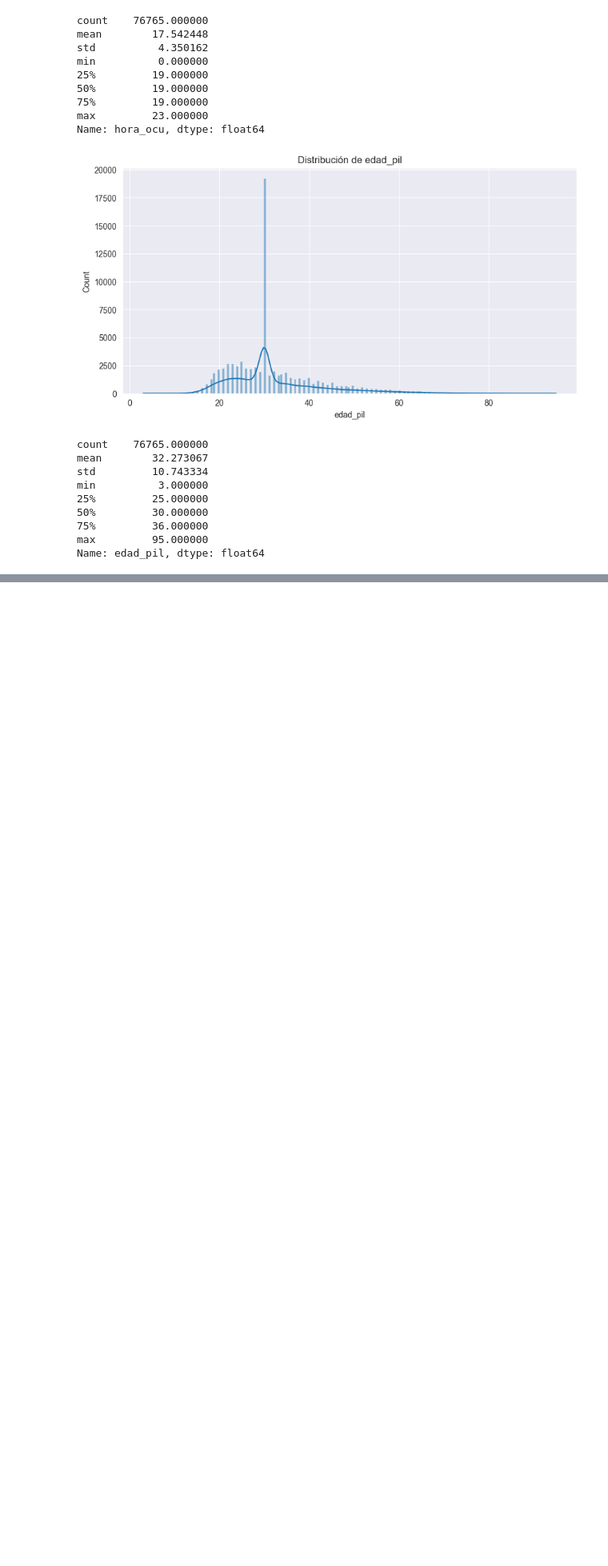
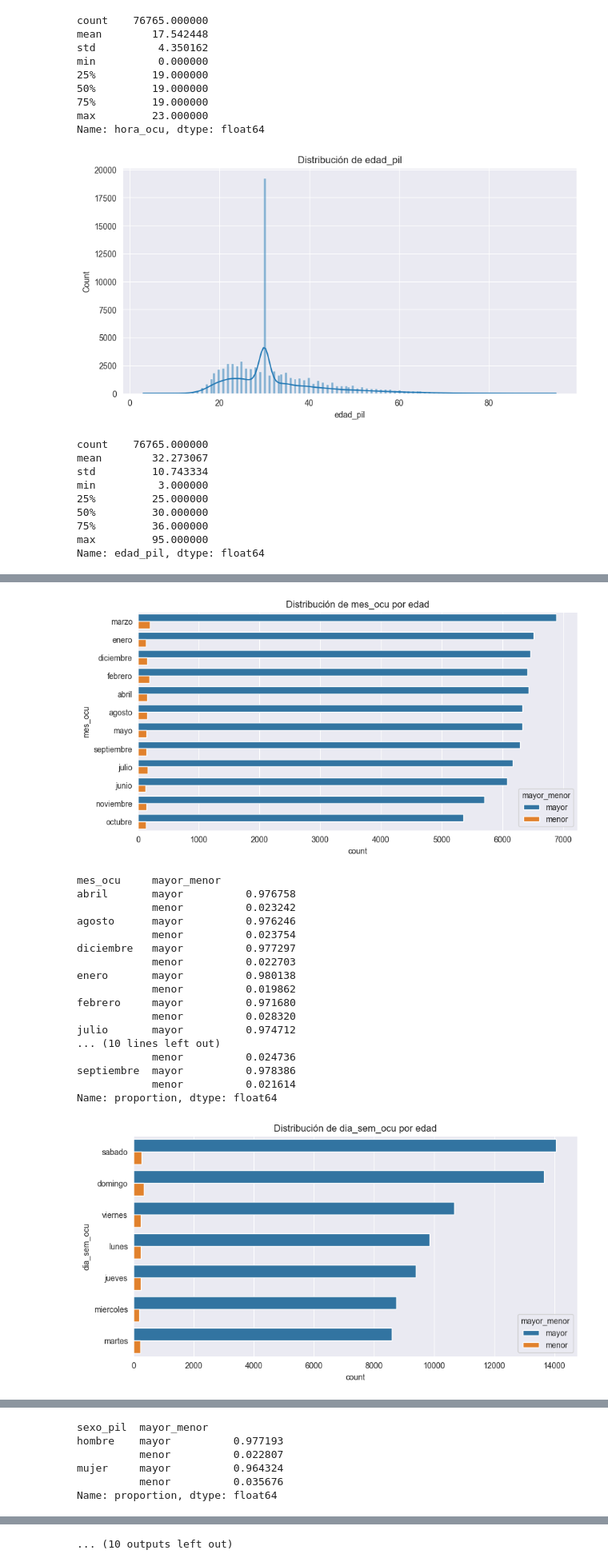
Before and after one commit to FranzCastillo/DM-Car-Incidents-in-GT-Analysis, a Jupyter notebook: Analysis.ipynb, the cells around one changed output, grey strips where cells are left out. Shown at 80% size. Cells and saved outputs as stored; diff of their text form; code cells hidden in the pictures; blank space fills up the shorter version.

```diff
--- a/Analysis.ipynb
+++ b/Analysis.ipynb
@@ -373,0 +460,28 @@ Name: edad_pil, dtype: float64
+# %%
+# Categorical variables
+for col in categorical:
+    plt.figure(figsize=(10, 5))
+    sns.countplot(data=df, y=col, hue='mayor_menor', order=df[col].value_counts().index)
+    plt.title(f'Distribución de {col} por edad')
+    plt.show()
+    print(df.groupby(col)['mayor_menor'].value_counts(normalize=True).sort_index())
+# %% [output]
+[figure, added]
+mes_ocu     mayor_menor
+abril       mayor          0.976758
+            menor          0.023242
+agosto      mayor          0.976246
+            menor          0.023754
+diciembre   mayor          0.977297
+            menor          0.022703
+enero       mayor          0.980138
+            menor          0.019862
+febrero     mayor          0.971680
+            menor          0.028320
+julio       mayor          0.974712
+... (10 lines left out)
+            menor          0.024736
+septiembre  mayor          0.978386
+            menor          0.021614
+Name: proportion, dtype: float64
+[figure, added]
@@ -373,0 +523,6 @@ Name: edad_pil, dtype: float64
+sexo_pil  mayor_menor
+hombre    mayor          0.977193
+          menor          0.022807
+mujer     mayor          0.964324
+          menor          0.035676
+Name: proportion, dtype: float64
@@ -373,0 +543 @@ Name: edad_pil, dtype: float64
+... (10 outputs left out)
```
Also changed, not shown: parts of 6 cells of this notebook.
